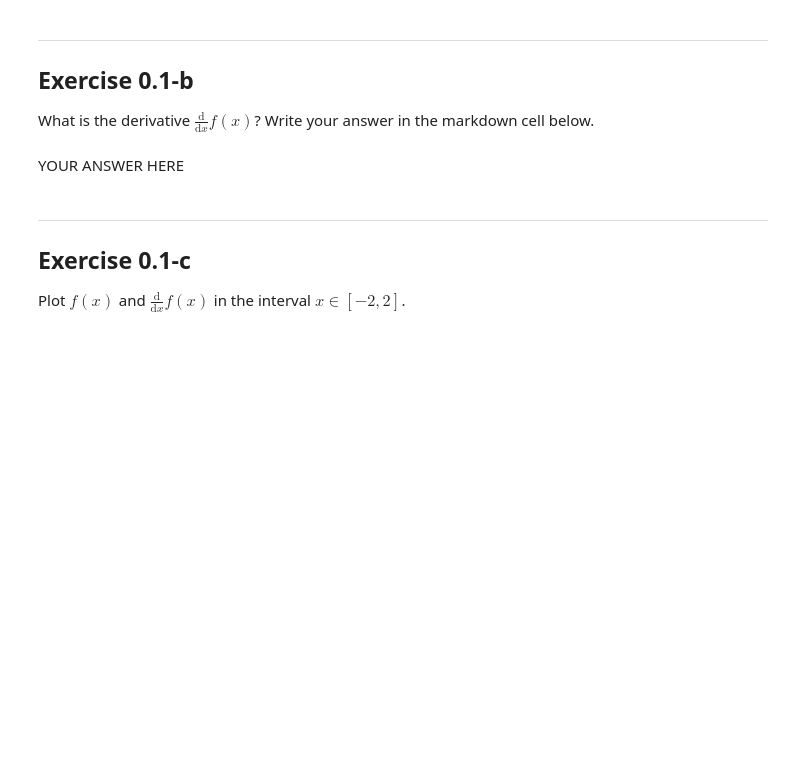
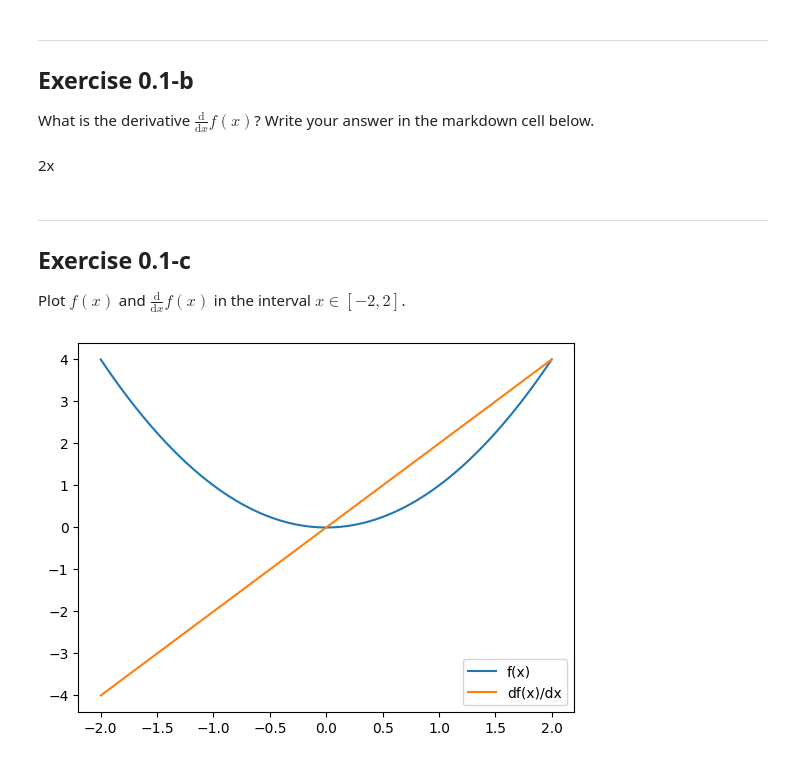
Before and after one commit to YommoY-official/CompManyBody, a Jupyter notebook: exercises/ex00_introduction/ex00.1_nbgrader.ipynb, the cells around one changed output. Cells and saved outputs as stored; diff of their text form; code cells hidden in the pictures; blank space fills up the shorter version.

```diff
--- a/exercises/ex00_introduction/ex00.1_nbgrader.ipynb
+++ b/exercises/ex00_introduction/ex00.1_nbgrader.ipynb
@@ -54,6 +54,7 @@ Implement the function `f(x)` that computed $f(x) = x^2$.
 # %%
 def f(x):
     # YOUR CODE HERE
+    return x ** 2
 # %%
 # 0.1-a tests
 assert f(2) == 4, "f(x) is not implemented correctly"
@@ -65,7 +66,7 @@ assert f(-2) == 4, "f(x) is not implemented correctly"
 
 What is the derivative $\frac{\text{d}}{\text{d}x}f(x)$? Write your answer in the markdown cell below.
 # %% [markdown]
-YOUR ANSWER HERE
+2x
 # %% [markdown]
 ---
 
@@ -74,3 +75,14 @@ YOUR ANSWER HERE
 Plot $f(x)$ and $\frac{\text{d}}{\text{d}x}f(x)$ in the interval $x\in[-2, 2]$.
 # %%
 # YOUR CODE HERE
+x_list = np.linspace(-2, 2, 100)
+
+f_list = f(x_list)
+df_list = 2 * x_list
+
+plt.plot(x_list, f_list, label = "f(x)")
+plt.plot(x_list, df_list, label = "df(x)/dx")
+plt.legend()
+plt.show()
+# %% [output]
+[figure, added]
```
Also changed, not shown: 2 other files.
